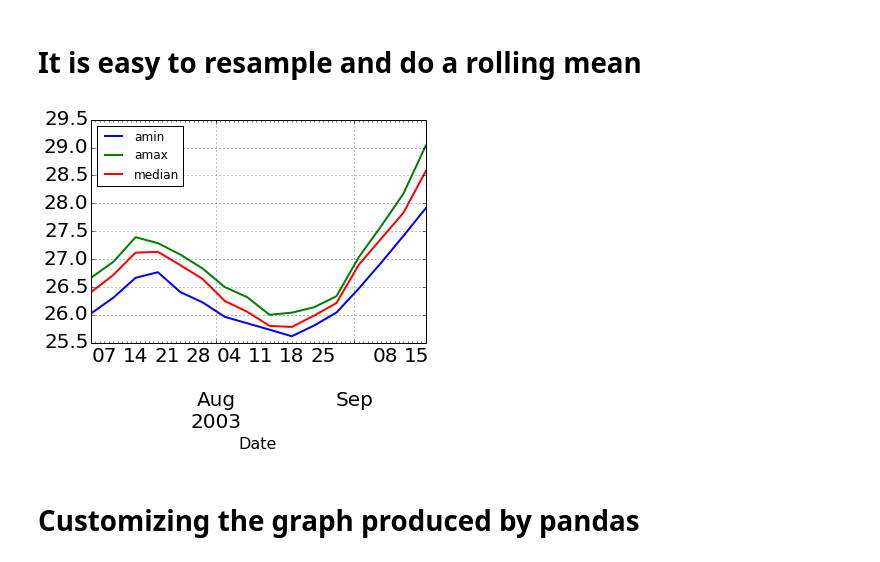
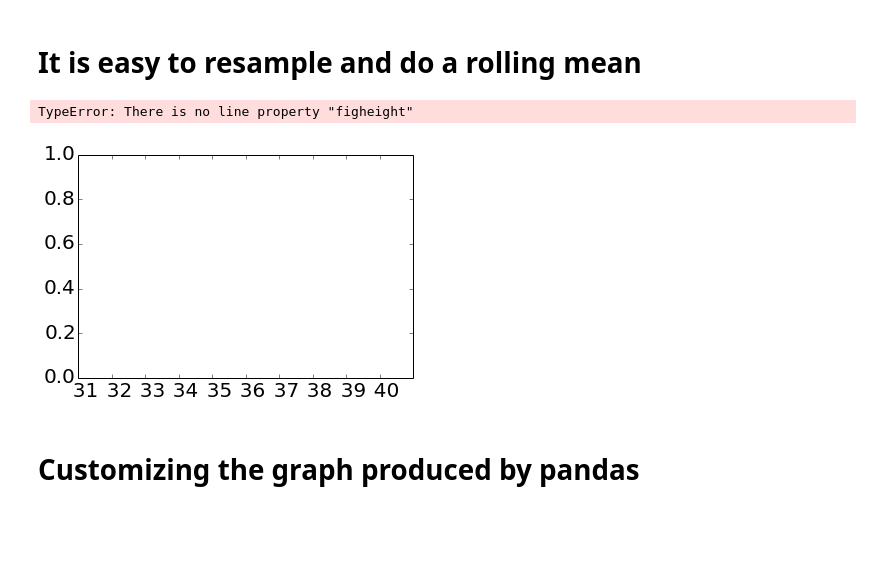
Before and after one commit to guziy/guziy.github.io, a Jupyter notebook: CNRCWP_student_workshop_2013-12-17/Python_CNRCWP_tutorial.ipynb, the cells around one changed output. Cells and saved outputs as stored; diff of their text form; code cells hidden in the pictures; blank space fills up the shorter version.

```diff
--- a/CNRCWP_student_workshop_2013-12-17/Python_CNRCWP_tutorial.ipynb
+++ b/CNRCWP_student_workshop_2013-12-17/Python_CNRCWP_tutorial.ipynb
@@ -891,9 +904,10 @@ It is easy to resample and do a rolling mean
 ======
 # %%
 resampled_closes = closes_col_sorted.resample("5D", how=[np.min, np.max, np.median])
-ax = pd.rolling_mean(resampled_closes, 4, freq = "5D")[3:].plot(lw = 2);
+ax = pd.rolling_mean(resampled_closes, 4, freq = "5D")[3:].plot(lw = 2, figheight = 3);
 # %% [output]
+TypeError: There is no line property "figheight"
-[figure, old version]
+[figure, new version]
 # %% [markdown]
 Customizing the graph produced by pandas
 ======
```
Also changed, not shown: parts of 31 cells of this notebook, 1 other file.
